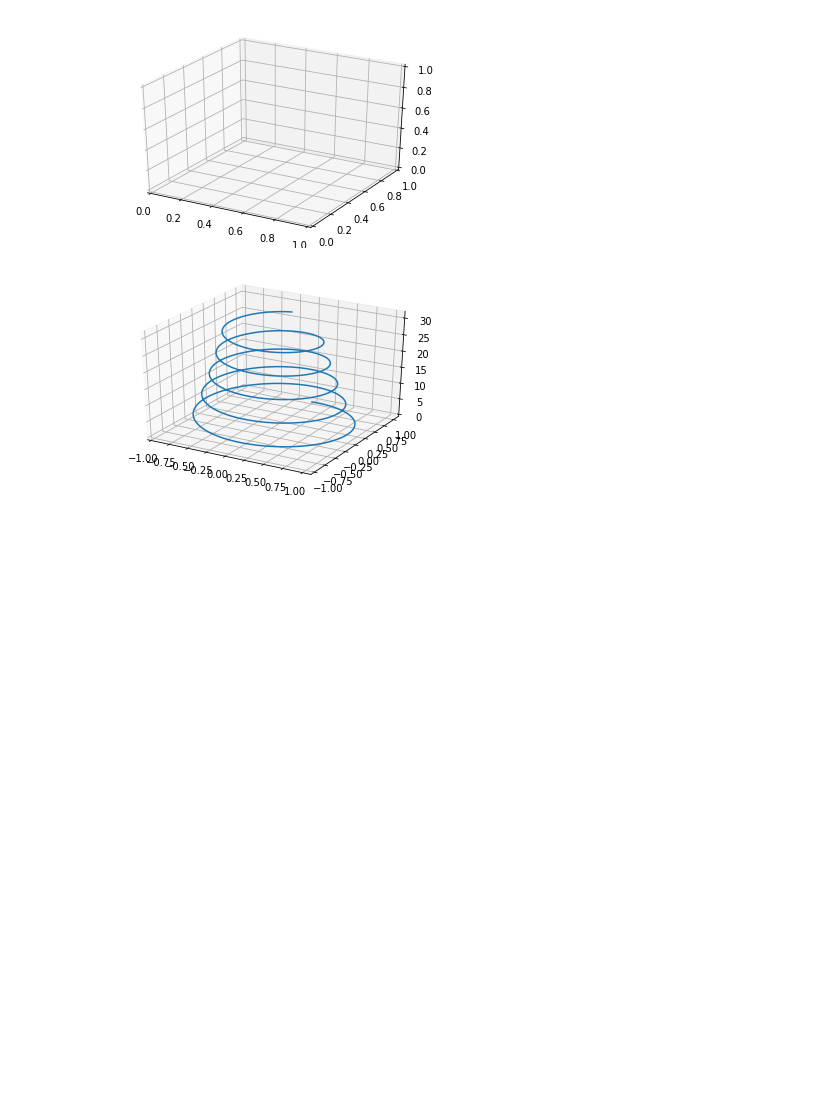
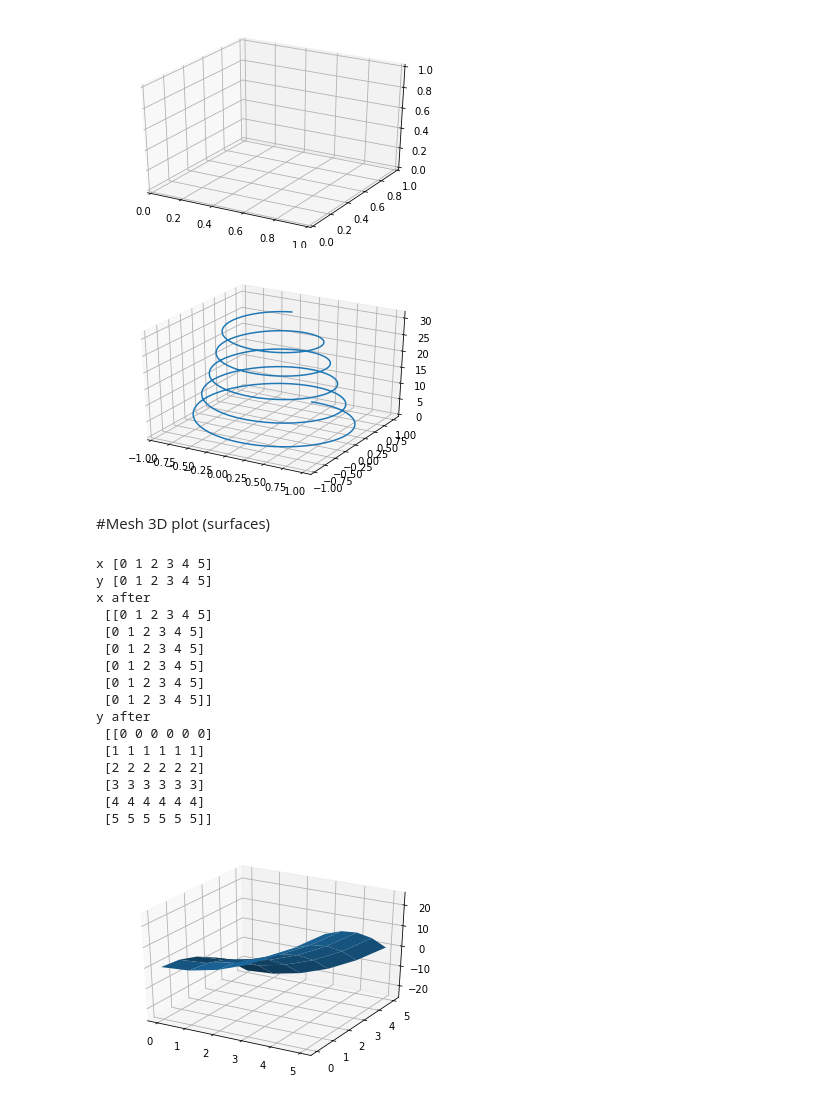
Before and after one commit to dasuntheekshanagit/COMLab, a Jupyter notebook: COMMATPLOT.ipynb, the cells around one changed output. Drawn from its saved outputs; the diff is of its cells as text; code cells hidden in the pictures; blank space fills up the shorter version.

```diff
--- a/COMMATPLOT.ipynb
+++ b/COMMATPLOT.ipynb
@@ -138,3 +138,40 @@ ax.plot(np.exp(-0.02*t)*np.sin(t),np.exp(-0.02*t)*np.cos(t),t)
 plt.show()
 # %% [output]
 [figure]
+# %% [markdown]
+#Mesh 3D plot (surfaces)
+# %%
+fig = plt.figure()
+ax = fig.add_subplot(111,projection='3d')
+
+x= np.arange(0,6)
+print('x',x)
+
+y= np.arange(0,6)
+print('y',y)
+
+x,y = np.meshgrid(x,y)
+print('x after\n',x)
+print('y after\n',y)
+
+z = x*x - y*y
+ax.plot_surface(x,y,z)
+plt.show()
+# %% [output]
+x [0 1 2 3 4 5]
+y [0 1 2 3 4 5]
+x after
+ [[0 1 2 3 4 5]
+ [0 1 2 3 4 5]
+ [0 1 2 3 4 5]
+ [0 1 2 3 4 5]
+ [0 1 2 3 4 5]
+ [0 1 2 3 4 5]]
+y after
+ [[0 0 0 0 0 0]
+ [1 1 1 1 1 1]
+ [2 2 2 2 2 2]
+ [3 3 3 3 3 3]
+ [4 4 4 4 4 4]
+ [5 5 5 5 5 5]]
+[figure, added]
```
